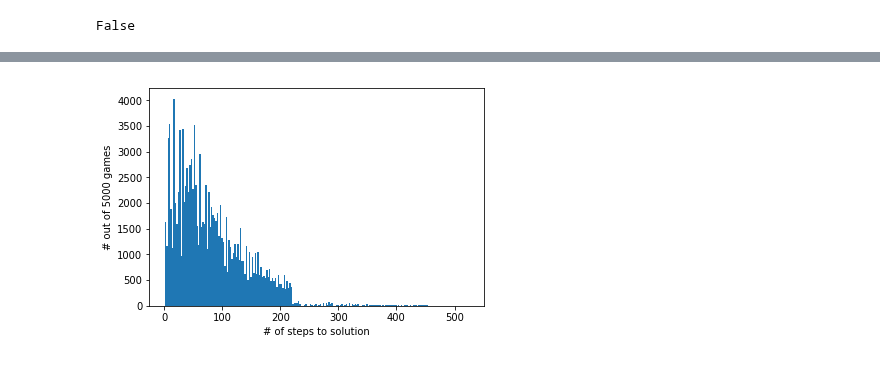
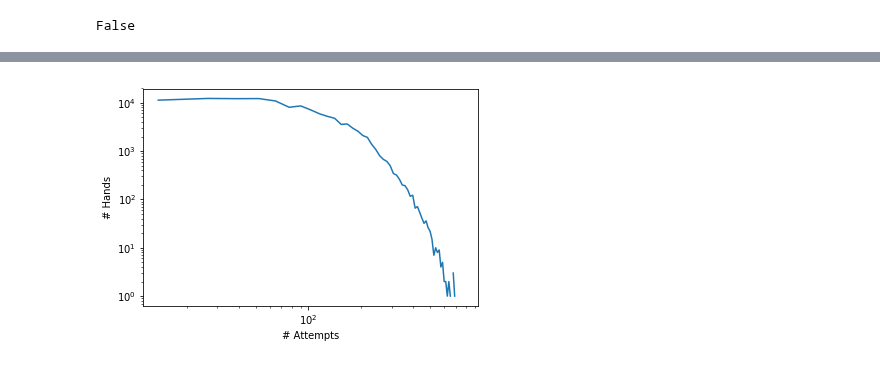
Before and after one commit to TimCSheehan/SET, a Jupyter notebook: sandbox.ipynb, the cells around one changed output, grey strips where cells are left out. Cells and saved outputs as stored; diff of their text form; code cells hidden in the pictures.

```diff
--- a/sandbox.ipynb
+++ b/sandbox.ipynb
@@ -177,8 +186,10 @@ plt.show()
-# %%
-cnt_cat2 = np.concatenate(all_cnts)
-plt.hist(cnt_cat2,210)
-plt.xlabel('# of steps to solution')
-plt.ylabel('# out of 5000 games')
-plt.show()
-# %% [output]
-[figure, removed]
+# %%
+cnt_cat2 = np.concatenate(all_cnts)
+cnts,bns = np.histogram(cnt_cat2,60)
+# %%
+plt.loglog(bns[1:],cnts)
+plt.xlabel('# Attempts')
+plt.ylabel('# Hands')
+plt.show()
+# %% [output]
+[figure, added]
```
Also changed, not shown: parts of 11 cells of this notebook.
